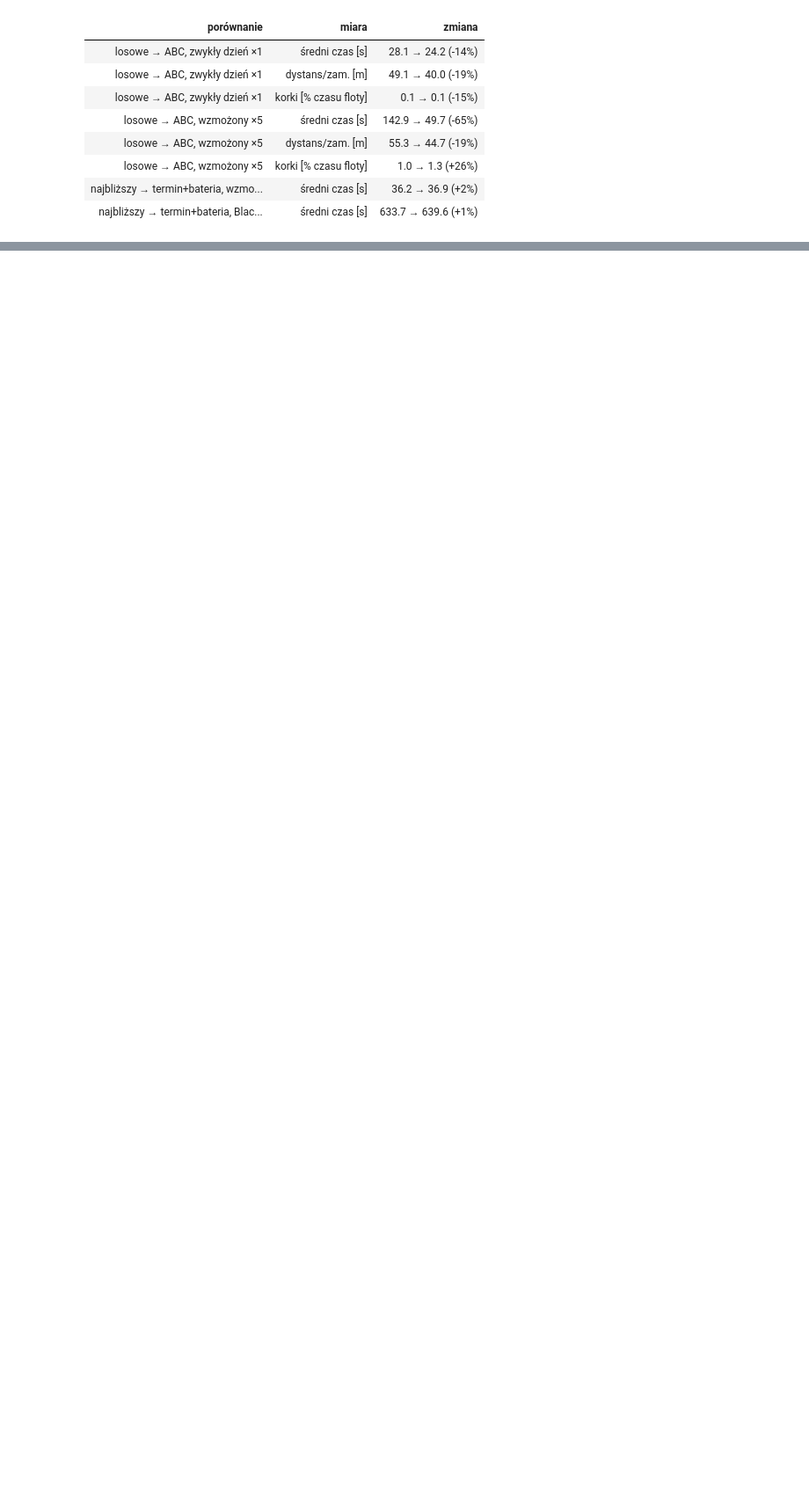
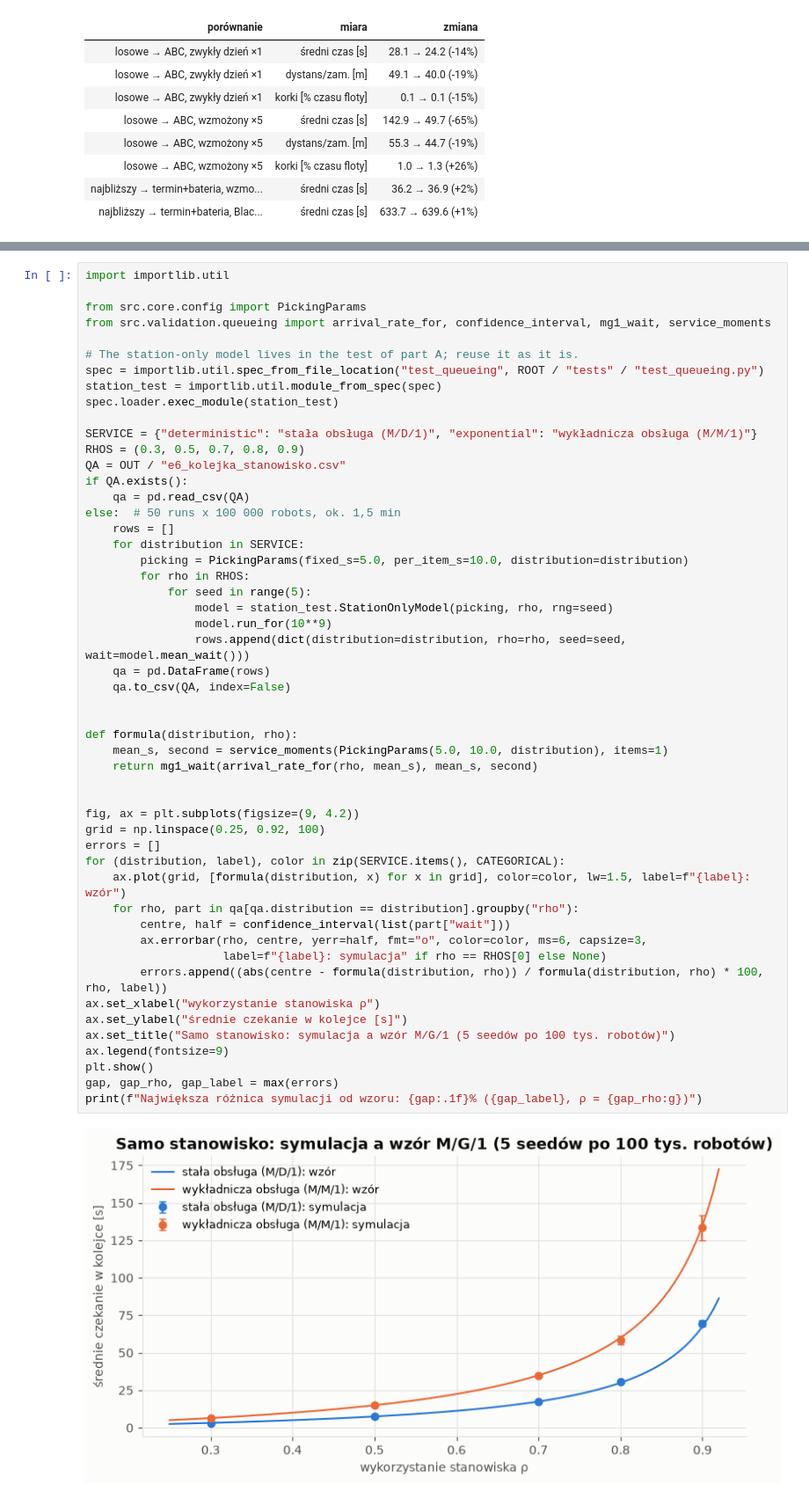
Before and after one commit to w3rr0/SSD, a Jupyter notebook: notebooks/spotkanie_2026-11-23.ipynb, the cells around one changed output, grey strips where cells are left out. Shown at 88% size. Saved outputs shown, nothing was run; the diff lists cells and outputs as text; blank space fills up the shorter version.

```diff
--- a/notebooks/spotkanie_2026-11-23.ipynb
+++ b/notebooks/spotkanie_2026-11-23.ipynb
@@ -335,0 +443,53 @@ zgadza się ze wzorem M/G/1. Część B to cały magazyn z jednym stanowiskiem i
+# %%
+import importlib.util
+
+from src.core.config import PickingParams
+from src.validation.queueing import arrival_rate_for, confidence_interval, mg1_wait, service_moments
+
+# The station-only model lives in the test of part A; reuse it as it is.
+spec = importlib.util.spec_from_file_location("test_queueing", ROOT / "tests" / "test_queueing.py")
+station_test = importlib.util.module_from_spec(spec)
+spec.loader.exec_module(station_test)
+
+SERVICE = {"deterministic": "stała obsługa (M/D/1)", "exponential": "wykładnicza obsługa (M/M/1)"}
+RHOS = (0.3, 0.5, 0.7, 0.8, 0.9)
+QA = OUT / "e6_kolejka_stanowisko.csv"
+if QA.exists():
+    qa = pd.read_csv(QA)
+else:  # 50 runs x 100 000 robots, ok. 1,5 min
+    rows = []
+    for distribution in SERVICE:
+        picking = PickingParams(fixed_s=5.0, per_item_s=10.0, distribution=distribution)
+        for rho in RHOS:
+            for seed in range(5):
+                model = station_test.StationOnlyModel(picking, rho, rng=seed)
+                model.run_for(10**9)
+                rows.append(dict(distribution=distribution, rho=rho, seed=seed, wait=model.mean_wait()))
+    qa = pd.DataFrame(rows)
+    qa.to_csv(QA, index=False)
+
+
+def formula(distribution, rho):
+    mean_s, second = service_moments(PickingParams(5.0, 10.0, distribution), items=1)
+    return mg1_wait(arrival_rate_for(rho, mean_s), mean_s, second)
+
+
+fig, ax = plt.subplots(figsize=(9, 4.2))
+grid = np.linspace(0.25, 0.92, 100)
+errors = []
+for (distribution, label), color in zip(SERVICE.items(), CATEGORICAL):
+    ax.plot(grid, [formula(distribution, x) for x in grid], color=color, lw=1.5, label=f"{label}: wzór")
+    for rho, part in qa[qa.distribution == distribution].groupby("rho"):
+        centre, half = confidence_interval(list(part["wait"]))
+        ax.errorbar(rho, centre, yerr=half, fmt="o", color=color, ms=6, capsize=3,
+                    label=f"{label}: symulacja" if rho == RHOS[0] else None)
+        errors.append((abs(centre - formula(distribution, rho)) / formula(distribution, rho) * 100, rho, label))
+ax.set_xlabel("wykorzystanie stanowiska ρ")
+ax.set_ylabel("średnie czekanie w kolejce [s]")
+ax.set_title("Samo stanowisko: symulacja a wzór M/G/1 (5 seedów po 100 tys. robotów)")
+ax.legend(fontsize=9)
+plt.show()
+gap, gap_rho, gap_label = max(errors)
+print(f"Największa różnica symulacji od wzoru: {gap:.1f}% ({gap_label}, ρ = {gap_rho:g})")
+# %% [output]
+[figure, added]
```
Also changed, not shown: parts of 11 cells of this notebook, 1 other file.
